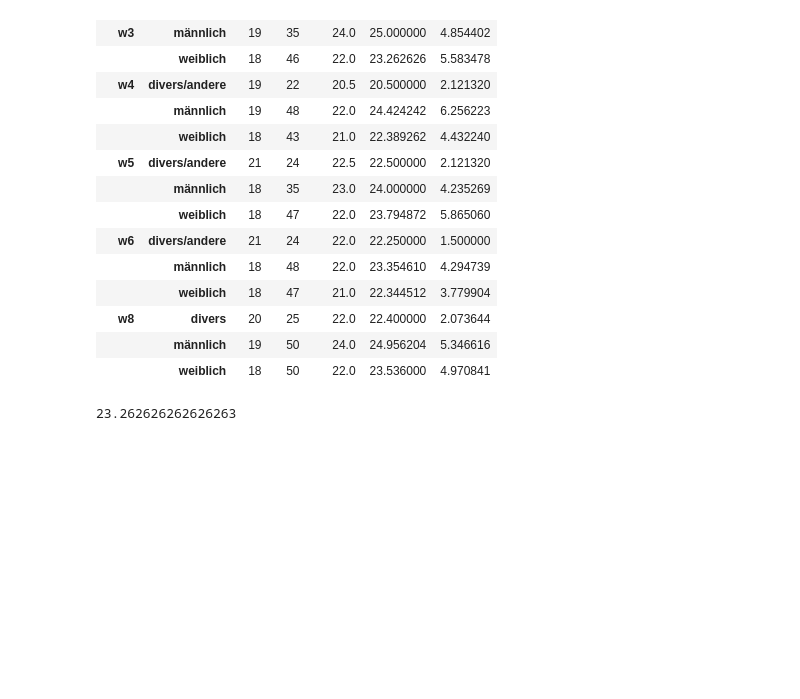
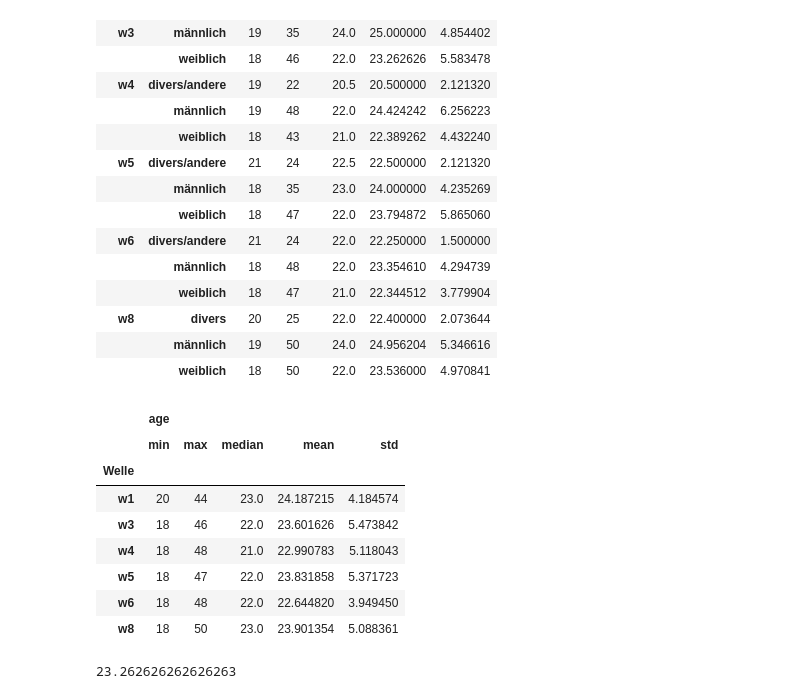
Before and after one commit to annaromankiewicz/masterarbeit, a Jupyter notebook: Analysis.ipynb, the cells around one changed output. Cells and saved outputs as stored; diff of their text form; code cells hidden in the pictures; blank space fills up the shorter version.

```diff
--- a/Analysis.ipynb
+++ b/Analysis.ipynb
@@ -444,6 +444,18 @@ all_wellen[['Welle','geschlecht','age']].groupby(by=["Welle","geschlecht"]).agg(
 | w8 | divers | 20 | 25 | 22.0 | 22.400000 | 2.073644 |
 |  | männlich | 19 | 50 | 24.0 | 24.956204 | 5.346616 |
 |  | weiblich | 18 | 50 | 22.0 | 23.536000 | 4.970841 |
+# %%
+all_wellen[['Welle','age']].groupby(by=["Welle"]).agg(['min', 'max','median','mean','std'])
+# %% [output]
+|  | age |  |  |  |  |
+|  | min | max | median | mean | std |
+| Welle |  |  |  |  |  |
+| w1 | 20 | 44 | 23.0 | 24.187215 | 4.184574 |
+| w3 | 18 | 46 | 22.0 | 23.601626 | 5.473842 |
+| w4 | 18 | 48 | 21.0 | 22.990783 | 5.118043 |
+| w5 | 18 | 47 | 22.0 | 23.831858 | 5.371723 |
+| w6 | 18 | 48 | 22.0 | 22.644820 | 3.949450 |
+| w8 | 18 | 50 | 23.0 | 23.901354 | 5.088361 |
 # %%
 all_wellen[(all_wellen["Welle"] == "w3") & (all_wellen["geschlecht"] == "weiblich")]['age'].mean()
 # %% [output]
```
